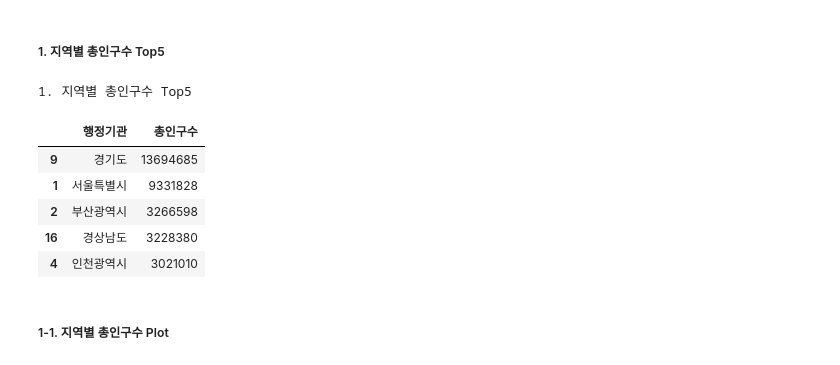
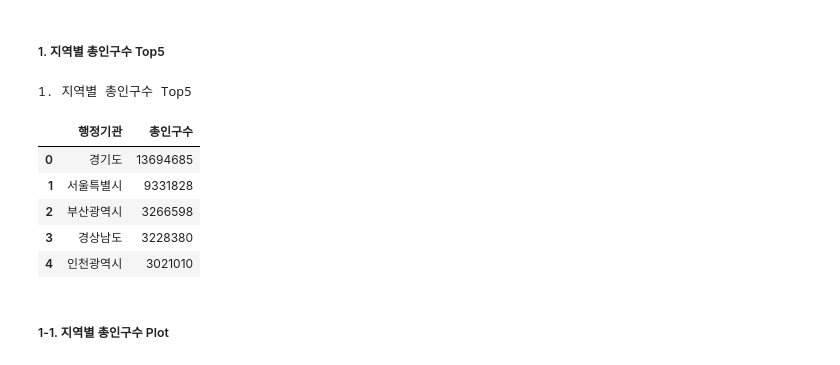
Before and after one commit to yeoleum0721/Python_Webscraping_Anaylsis, a Jupyter notebook: ExerciseProblem/04_인구현황분석.ipynb, the cells around one changed output. Saved outputs shown, nothing was run; the diff lists cells and outputs as text; code cells hidden in the pictures.

```diff
--- a/ExerciseProblem/04_인구현황분석.ipynb
+++ b/ExerciseProblem/04_인구현황분석.ipynb
@@ -52,14 +37,16 @@ dtype: int64
 ##### 1. 지역별 총인구수 Top5
 # %%
 print("1. 지역별 총인구수 Top5")
-df[['행정기관','총인구수']].copy().sort_values(by='총인구수',ascending=False).head()
+df_people = df[['행정기관','총인구수']].copy().sort_values(by='총인구수',ascending=False).reset_index(drop=True)
+
+df_people.head(5)
 # %% [output]
 1. 지역별 총인구수 Top5
 |  | 행정기관 | 총인구수 |
-| 9 | 경기도 | 13694685 |
+| 0 | 경기도 | 13694685 |
 | 1 | 서울특별시 | 9331828 |
 | 2 | 부산광역시 | 3266598 |
-| 16 | 경상남도 | 3228380 |
+| 3 | 경상남도 | 3228380 |
 | 4 | 인천광역시 | 3021010 |
 # %% [markdown]
 ##### 1-1. 지역별 총인구수 Plot
```
Also changed, not shown: parts of 14 cells of this notebook, 3 other files.
